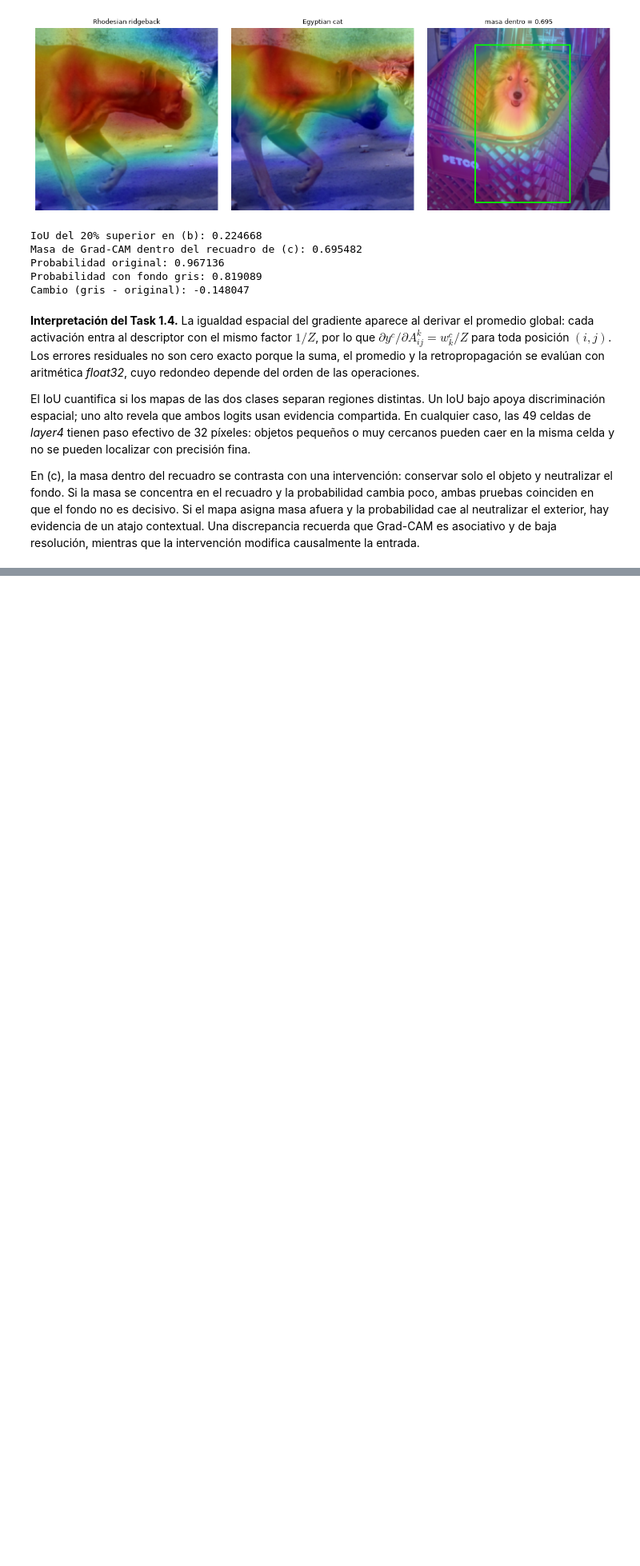
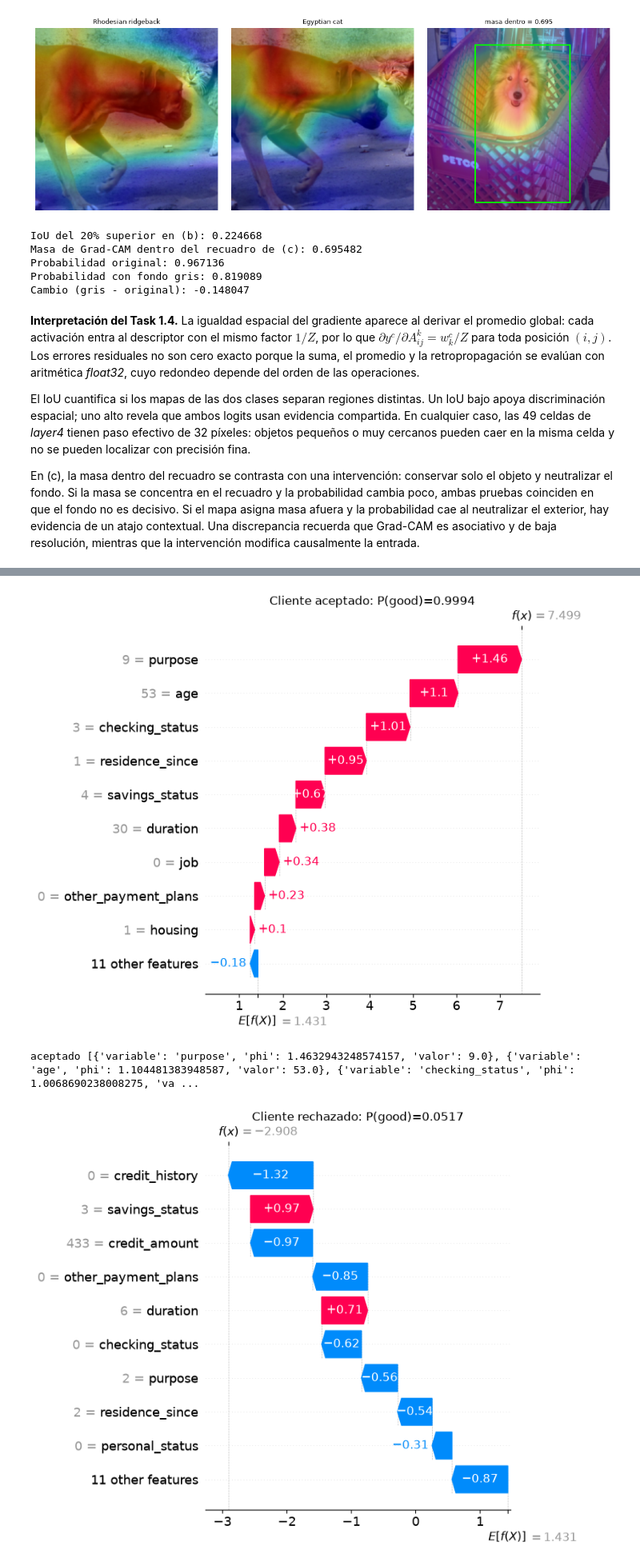
Before and after one commit to MiltonPolanco/Lab-10-Deep-Learning, a Jupyter notebook: Lab10_Entrega_Parcial.ipynb, the cells around one changed output, grey strips where cells are left out. Shown at 80% size. Cells and saved outputs as stored; diff of their text form; code cells hidden in the pictures; blank space fills up the shorter version.

```diff
--- a/Lab10_Entrega_Parcial.ipynb
+++ b/Lab10_Entrega_Parcial.ipynb
@@ -370,0 +428,74 @@ En (c), la masa dentro del recuadro se contrasta con una intervención: conserva
+# %%
+rng = np.random.default_rng(SEED)
+bg_idx_100 = rng.choice(len(X_train_df), size=100, replace=False)
+background100 = X_train_df.iloc[bg_idx_100]
+
+tree_explainer = shap.TreeExplainer(
+    credit_model, data=background100,
+    feature_perturbation="interventional", model_output="raw"
+)
+shap_values = np.asarray(tree_explainer.shap_values(X_test_df))
+base_value = float(np.asarray(tree_explainer.expected_value).reshape(-1)[0])
+raw_output = credit_model.decision_function(X_test_df)
+eff_errors = np.abs(base_value + shap_values.sum(1) - raw_output)
+max_eff_error = float(eff_errors.max())
+background_mean_raw = float(credit_model.decision_function(background100).mean())
+
+global_shap = np.abs(shap_values).mean(0)
+perm = permutation_importance(
+    credit_model, X_test_df, y_test, scoring="roc_auc",
+    n_repeats=10, random_state=SEED, n_jobs=-1
+)
+rank_shap = pd.Series(global_shap, index=feature_names).rank(ascending=False, method="average")
+rank_perm = pd.Series(perm.importances_mean, index=feature_names).rank(ascending=False, method="average")
+rho_rank = float(spearmanr(rank_shap, rank_perm).statistic)
+
+top_shap = pd.Series(global_shap, index=feature_names).sort_values(ascending=False).head(5)
+top_perm = pd.Series(perm.importances_mean, index=feature_names).sort_values(ascending=False).head(5)
+print(f"Error máximo de eficiencia: {max_eff_error:.3e}")
+print(f"Valor base SHAP: {base_value:.9f}")
+print(f"Media log-odds del fondo: {background_mean_raw:.9f}")
+print("\nTop 5 SHAP:\n", top_shap)
+print("\nTop 5 permutación:\n", top_perm)
+print(f"\nSpearman de rankings completos: {rho_rank:.6f}")
+
+# Se eligen los casos más extremo entre quienes cumplen los umbrales.
+accepted_idx = int(np.where(prob > 0.8)[0][np.argmax(prob[prob > 0.8])])
+rejected_idx = int(np.where(prob < 0.2)[0][np.argmin(prob[prob < 0.2])])
+
+def top_contributions(i, n=3):
+    order = np.argsort(np.abs(shap_values[i]))[::-1][:n]
+    return [{"variable": feature_names[j], "phi": float(shap_values[i,j]),
+             "valor": float(X_test_df.iloc[i,j])} for j in order]
+
+for label, i in [("aceptado", accepted_idx), ("rechazado", rejected_idx)]:
+    ex = shap.Explanation(values=shap_values[i], base_values=base_value,
+                          data=X_test_df.iloc[i].to_numpy(), feature_names=feature_names)
+    shap.plots.waterfall(ex, max_display=10, show=False)
+    plt.title(f"Cliente {label}: P(good)={prob[i]:.4f}")
+    plt.tight_layout()
+    plt.savefig(FIG_DIR / f"task2_waterfall_{label}.png", dpi=180, bbox_inches="tight")
+    plt.show()
+    print(label, top_contributions(i))
+
+shap_exp = shap.Explanation(
+    values=shap_values, base_values=np.full(len(X_test_df), base_value),
+    data=X_test_df.to_numpy(), feature_names=feature_names
+)
+shap.plots.beeswarm(shap_exp, max_display=20, show=False)
+plt.tight_layout()
+plt.savefig(FIG_DIR / "task2_beeswarm.png", dpi=180, bbox_inches="tight")
+plt.show()
+
+RESULTS["task2_2"] = {
+    "error_max_eficiencia": max_eff_error,
+    "valor_base": base_value, "media_fondo_logodds": background_mean_raw,
+    "top5_shap": {k: float(v) for k,v in top_shap.items()},
+    "top5_permutacion": {k: float(v) for k,v in top_perm.items()},
+    "spearman_rankings": rho_rank,
+    "cliente_aceptado": {"posicion_test": accepted_idx, "probabilidad": float(prob[accepted_idx]),
+                           "top3": top_contributions(accepted_idx)},
+    "cliente_rechazado": {"posicion_test": rejected_idx, "probabilidad": float(prob[rejected_idx]),
+                            "top3": top_contributions(rejected_idx)},
+}
+# %% [output]
@@ -370,0 +519,3 @@ En (c), la masa dentro del recuadro se contrasta con una intervención: conserva
+[figure, added]
+aceptado [{'variable': 'purpose', 'phi': 1.4632943248574157, 'valor': 9.0}, {'variable': 'age', 'phi': 1.104481383948587, 'valor': 53.0}, {'variable': 'checking_status', 'phi': 1.0068690238008275, 'va ...
+[figure, added]
```
Also changed, not shown: parts of 14 cells of this notebook.
